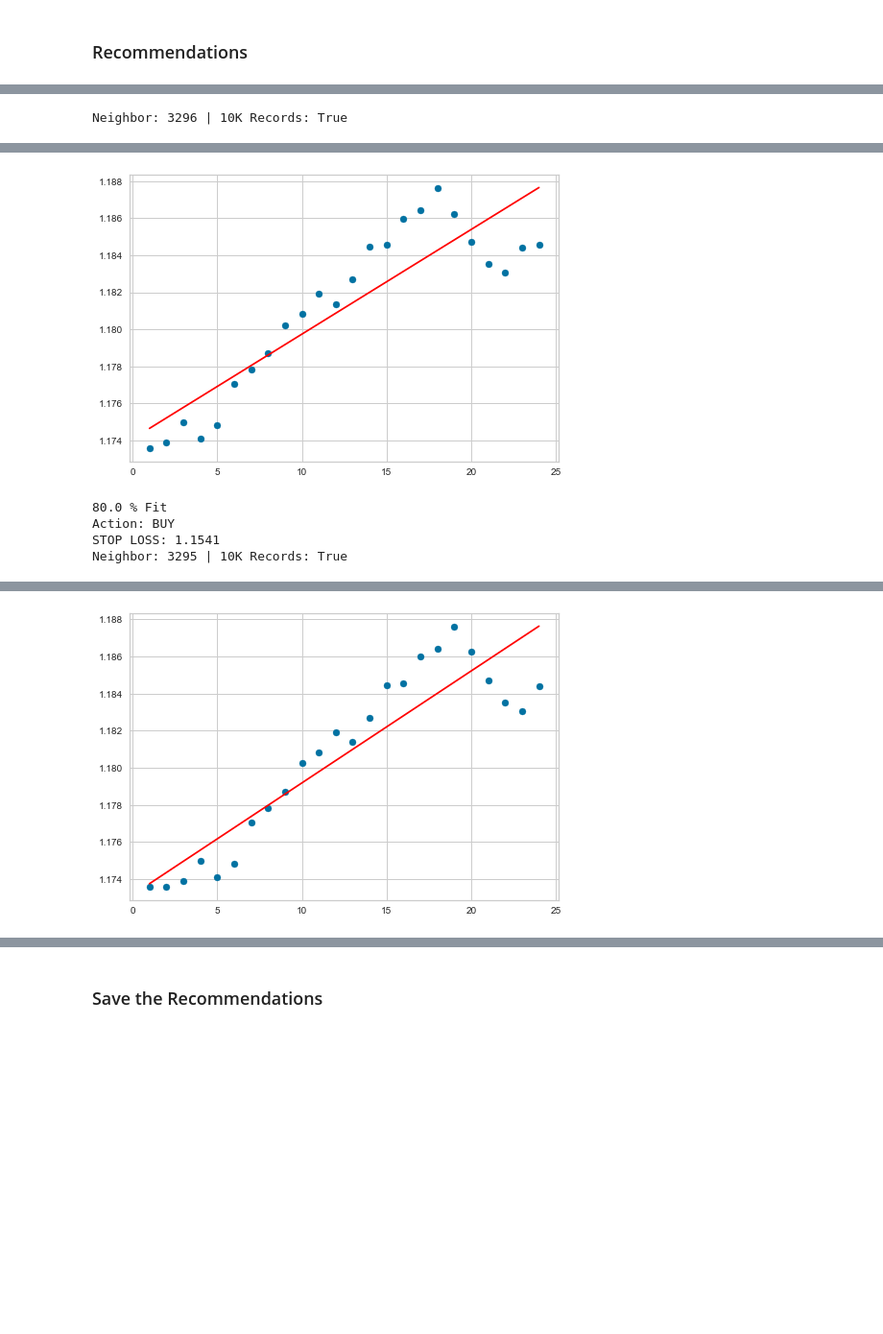
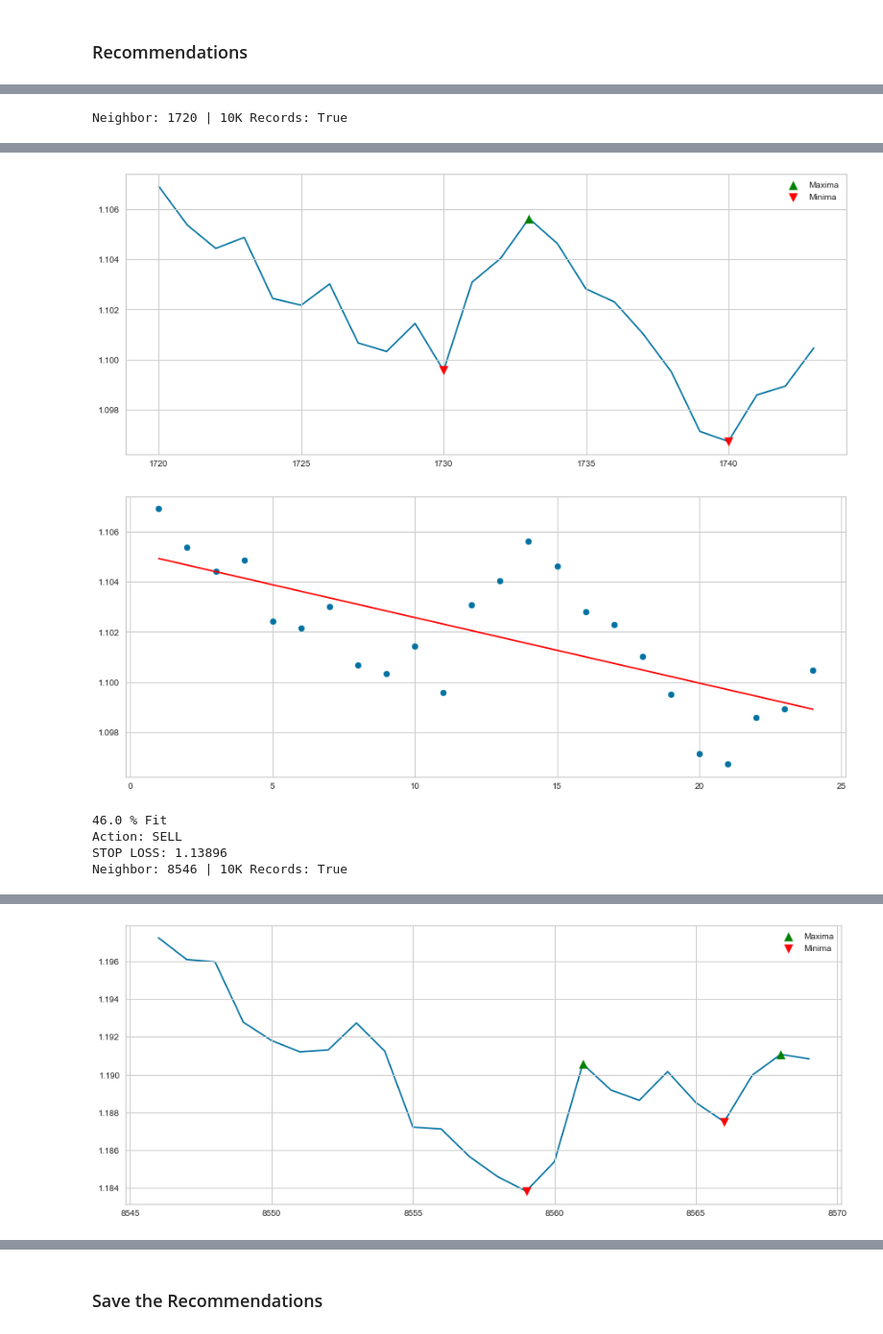
Before and after one commit to Forexience/Forexience, a Jupyter notebook: Main_Pipeline/Forexience_Poc.ipynb, the cells around one changed output, grey strips where cells are left out. Shown at 96% size. Drawn from its saved outputs; the diff is of its cells as text; code cells hidden in the pictures; blank space fills up the shorter version.

```diff
--- a/Main_Pipeline/Forexience_Poc.ipynb
+++ b/Main_Pipeline/Forexience_Poc.ipynb
@@ -341,6 +358,6 @@ data.tail()
 # %% [markdown]
 # <font color='red'>CANDLE INDEX NUMBER</font>
 # %%
-candle_no = len(data) - 3
+candle_no = len(data) - 2
 candle_no
 # %% [output]
@@ -453,7 +470,7 @@ def find_k_similar_candles(candle_id, dataset, k=4):
                            dataset.iloc[indices.flatten()[i]]['col_1'],dataset.iloc[indices.flatten()[i]]['col_2'],dataset.iloc[indices.flatten()[i]]['col_3'],
 #                           dataset.iloc[indices.flatten()[i]]['col_4'],dataset.iloc[indices.flatten()[i]]['col_5'],
                            dataset.iloc[indices.flatten()[i]]['F_SMA_10'],dataset.iloc[indices.flatten()[i]]['F_SMA_20'],
-                           dataset.iloc[indices.flatten()[i]]['RSI'],
+#                           dataset.iloc[indices.flatten()[i]]['RSI'],
                            ])
 
     output = pd.DataFrame(output)
@@ -462,7 +479,7 @@ def find_k_similar_candles(candle_id, dataset, k=4):
                       'col_1','col_2','col_3',
 #                      'col_4','col_5',
                       'F_SMA_10','F_SMA_20',
-                      'RSI'
+#                      'RSI'
                      ]
     display (output)
 
@@ -505,38 +522,57 @@ print(datetime.now())
 for indice in indices[1:10]:
     recommendation_log = "{}_data.csv".format(indice)
     data = pd.read_csv(filename)
     data = data.iloc[indice:indice+24]
     data.to_csv(path + "/" + recommendation_log, header = True, index = False)
 
     print ('Neighbor:', indice, '|', '10K Records:', Load_10K_Records)
     viz(data, indice.astype(str))
 
+    data['local_max'] = data['Close'][
+        (data['Close'].shift(1) < data['Close']) &
+        (data['Close'].shift(-1) < data['Close'])]
+    data['local_min'] = data['Close'][
+        (data['Close'].shift(1) > data['Close']) &
+        (data['Close'].shift(-1) > data['Close'])]
+
+    max_idx = argrelextrema(data['Close'].values, np.greater, order=5)[0]
+    min_idx = argrelextrema(data['Close'].values, np.less, order=5)[0]
+
+    plt.figure(figsize=(15, 6))
+    plt.plot(data['Close'], zorder=0)
+    plt.scatter(data.iloc[max_idx].index, data.iloc[max_idx]['Close'], label='Maxima', s=100, color="green", marker='^')
+    plt.scatter(data.iloc[min_idx].index, data.iloc[min_idx]['Close'], label='Minima', s=100, color="red", marker='v')
+    plt.legend()
+    plt.show()
+
     data['candleno'] = range (1, len(data) + 1)
     X = data['candleno'].values.reshape(-1, 1)
     Y = data['Close'].values.reshape(-1, 1)
     linear_regressor = LinearRegression()
     linear_regressor.fit(X, Y)
     y_pred = linear_regressor.predict(X)
+    plt.figure(figsize=(15, 6))
     plt.scatter(X, Y)
     plt.plot(X, y_pred, color='red')
     plt.show()
 
     print(r2_score(Y, y_pred).round(2)*100, '% Fit')
     coeficient = (linear_regressor.coef_)
 
     if coeficient > 0:
         print('Action: BUY')
         print('STOP LOSS:', BUY_SL)
     else:
         print('Action: SELL')
         print('STOP LOSS:', SELL_SL)
 # %% [output]
-Neighbor: 3296 | 10K Records: True
+Neighbor: 1720 | 10K Records: True
 [interactive output not drawn]
-[figure, old version]
+[figure, new version]
+[figure, new version]
-80.0 % Fit
-Action: BUY
-STOP LOSS: 1.1541
-Neighbor: 3295 | 10K Records: True
+46.0 % Fit
+Action: SELL
+STOP LOSS: 1.13896
+Neighbor: 8546 | 10K Records: True
 [interactive output not drawn]
-[figure, old version]
+[figure, new version]
```
Also changed, not shown: parts of 17 cells of this notebook, 4 other files.
